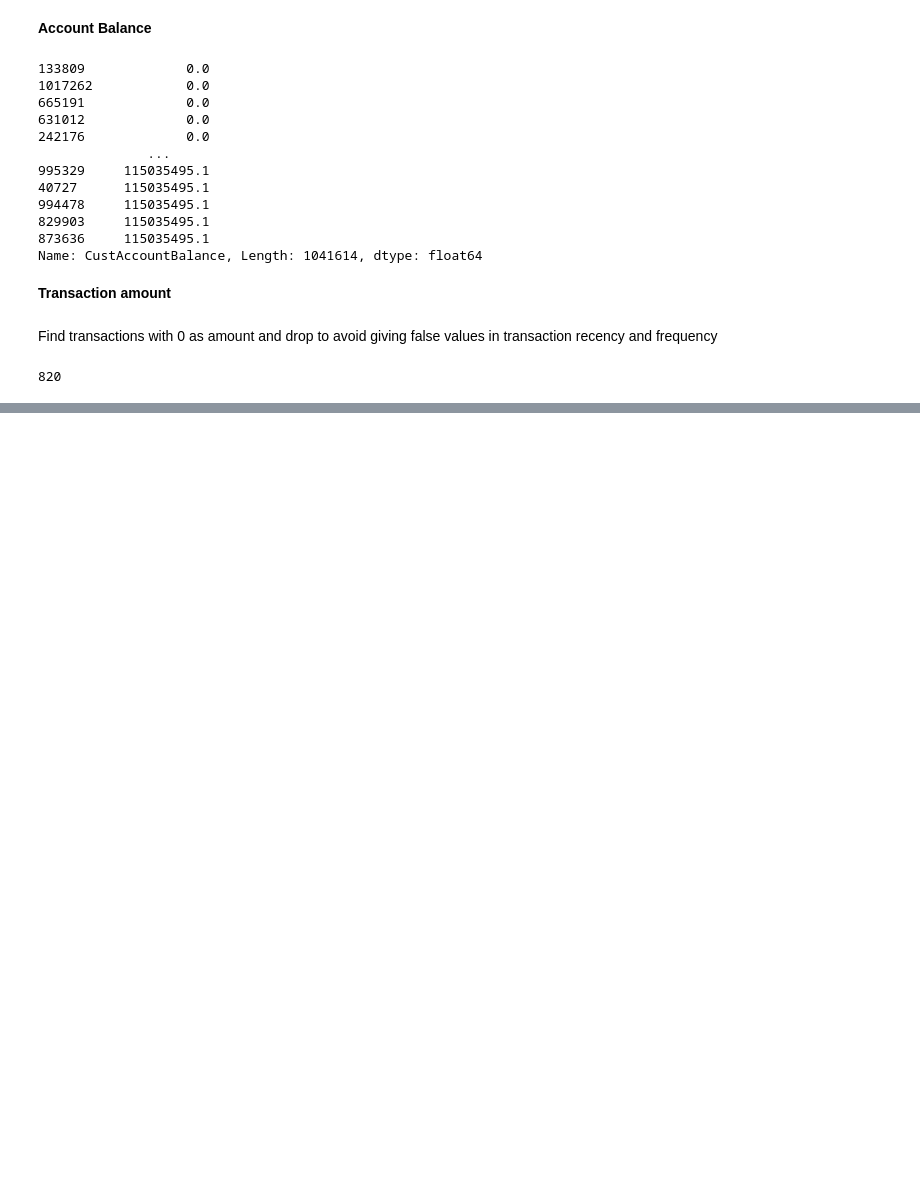
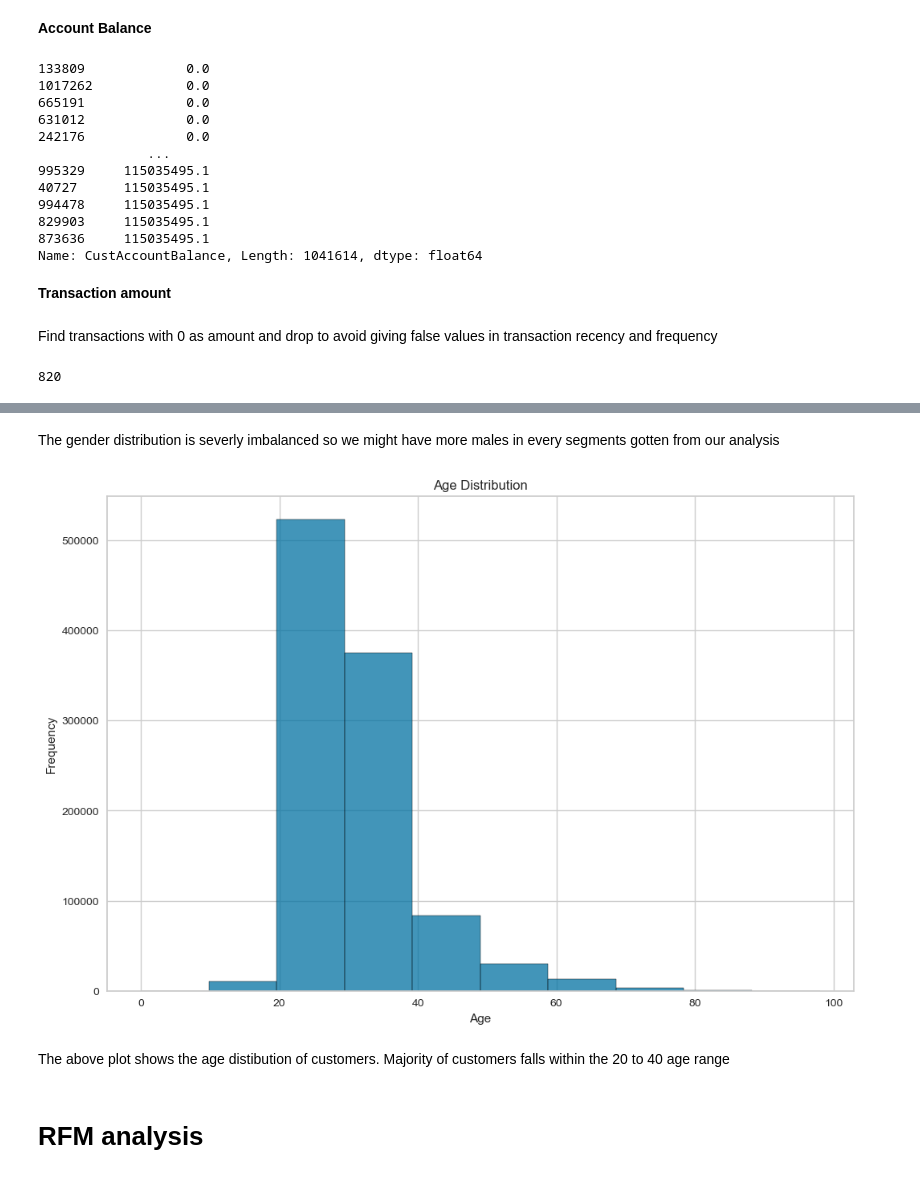
Before and after one commit to Emerald-GitHub/RFM-Based-Customer-Segmentation, a Jupyter notebook: Notebooks/RFM_Customer_Segmentation_solution.ipynb, the cells around one changed output, grey strips where cells are left out. Drawn from its saved outputs; the diff is of its cells as text; code cells hidden in the pictures; blank space fills up the shorter version.

```diff
--- a/Notebooks/RFM_Customer_Segmentation_solution.ipynb
+++ b/Notebooks/RFM_Customer_Segmentation_solution.ipynb
@@ -329,0 +364,16 @@ df.drop(df[df["TransactionAmount (INR)"] == 0].index.tolist(), axis = 0, inplace
+# %% [markdown]
+The gender distribution is severly imbalanced so we might have more males in every segments gotten from our analysis
+# %%
+# plot age distribution
+plt.figure(figsize = (12,8))
+sns.histplot(df['age'], bins=10, kde=False)
+plt.xlabel('Age')
+plt.ylabel('Frequency')
+plt.title('Age Distribution')
+plt.show()
+# %% [output]
+[figure, added]
+# %% [markdown]
+The above plot shows the age distibution of customers. Majority of customers falls within the 20 to 40 age range
+# %% [markdown]
+# RFM analysis
```
Also changed, not shown: parts of 58 cells of this notebook.
